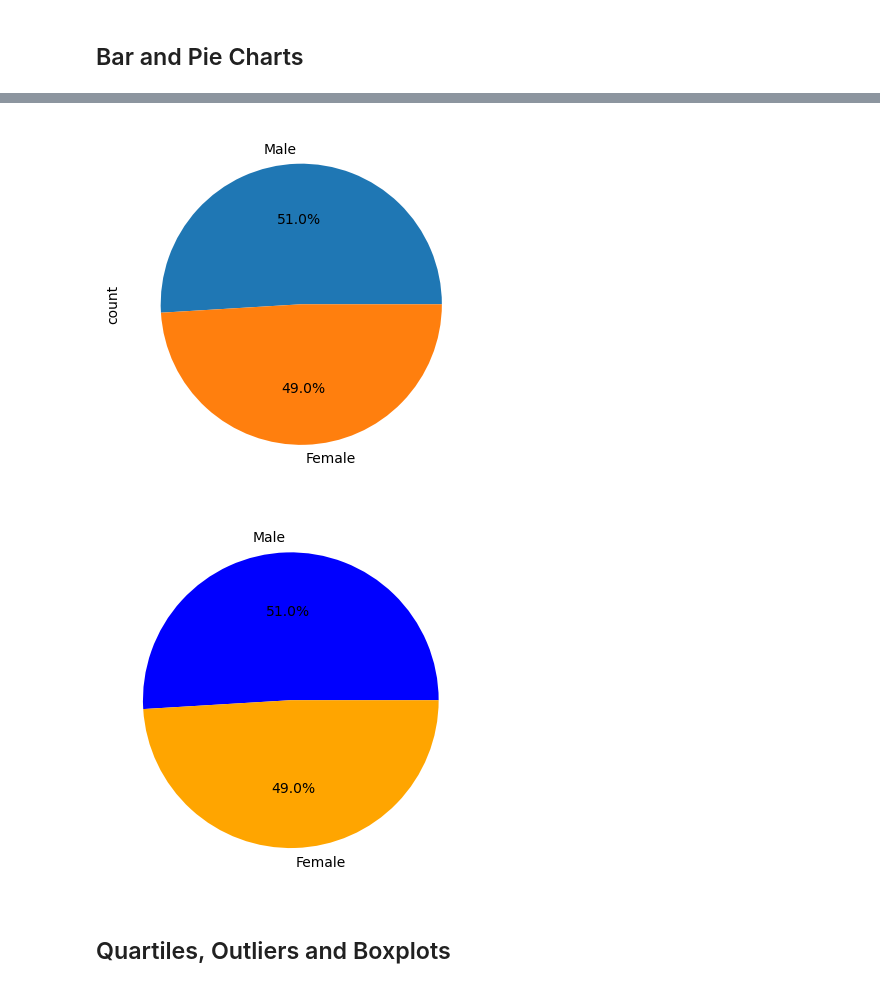
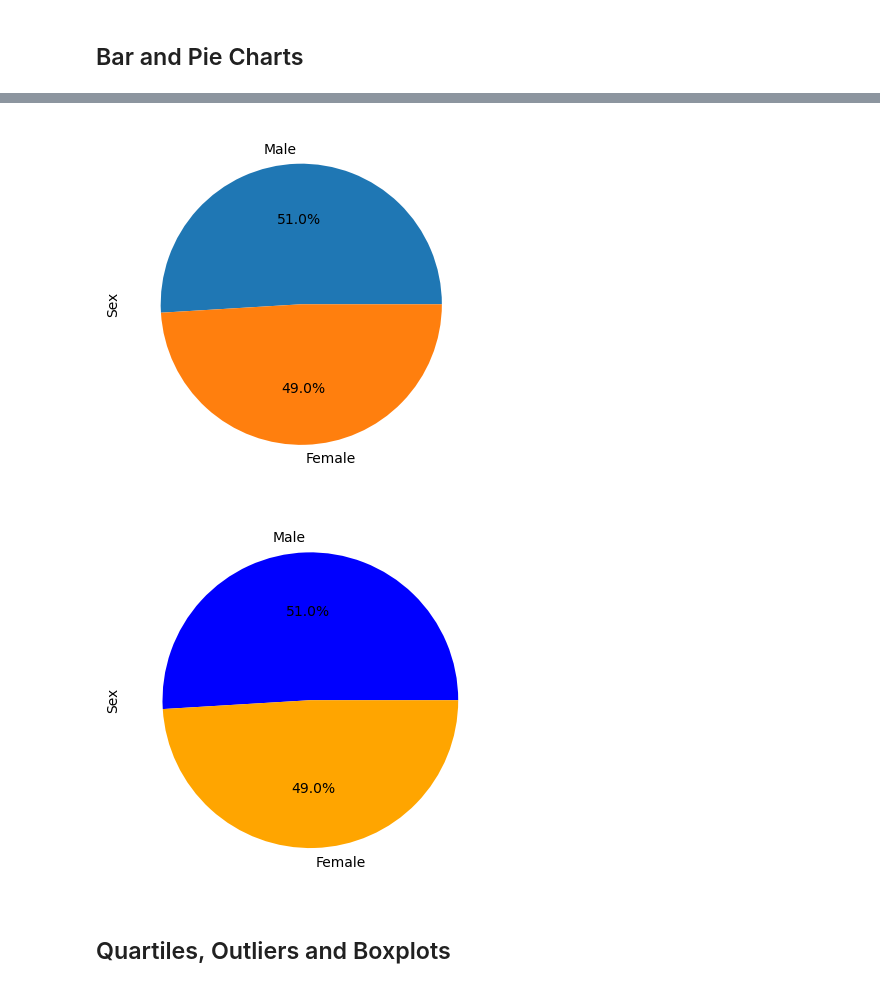
Before and after one commit to FatemaGirnary/Matplotlip_Challenge, a Jupyter notebook: pymaceuticals_starter.ipynb, the cells around one changed output, grey strips where cells are left out. Saved outputs shown, nothing was run; the diff lists cells and outputs as text; code cells hidden in the pictures.

```diff
--- a/pymaceuticals_starter.ipynb
+++ b/pymaceuticals_starter.ipynb
@@ -186,22 +186,23 @@ plt.show
 # Generate a pie plot showing the distribution of female versus male mice using Pandas
 gender_counts = research_data_unique['Sex'].value_counts()
 gender_counts.plot.pie( figsize = (4,4),autopct = "%1.1f%%", color = ["Blue", "Orange"], startangle = 0)
-plt.ylabel = 'Sex'
+plt.ylabel('Sex')
 plt.tight_layout()
 plt.show()
 # %% [output]
-[figure, old version]
+[figure, new version]
 # %%
 # Generate a pie plot showing the distribution of female versus male mice using pyplot
 gender_counts = research_data_unique['Sex'].value_counts()
 type = gender_counts.index
 count = gender_counts.values
 colors = ["Blue", "Orange"]
 explode = (0,0)
 plt.pie(count, explode = explode, labels = type, colors = colors, autopct = "%1.1f%%", shadow = False, startangle = 0)
+plt.ylabel('Sex')
 plt.show()
 # %% [output]
-[figure, old version]
+[figure, new version]
 # %% [markdown]
 ## Quartiles, Outliers and Boxplots
 # %%
```
Also changed, not shown: parts of 5 cells of this notebook.
